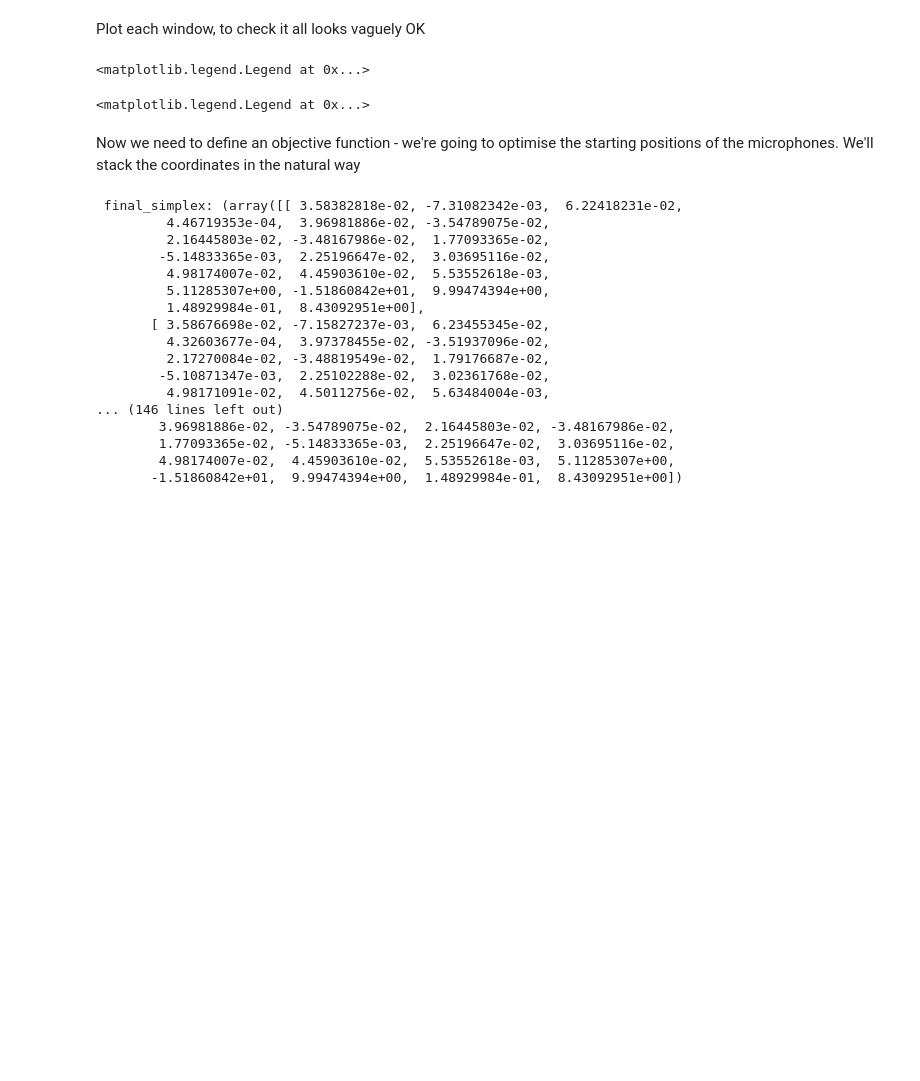
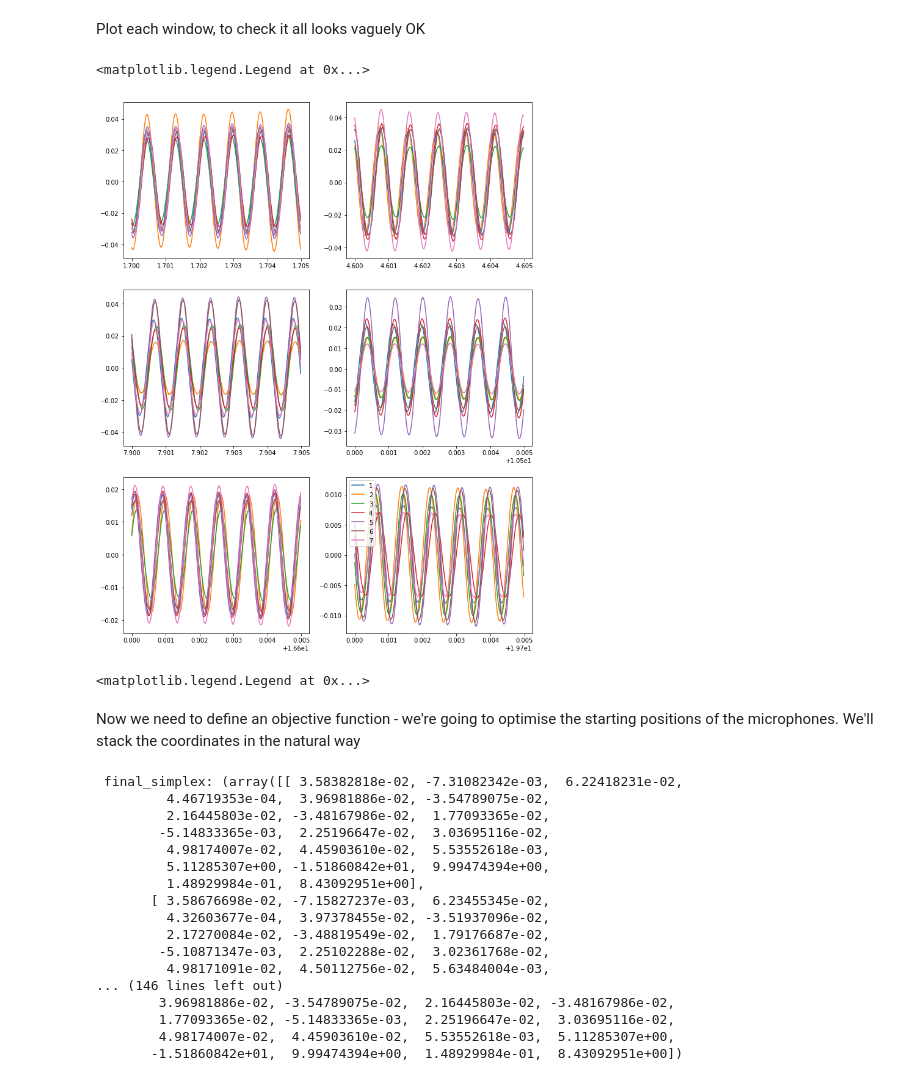
Before and after one commit to rgbrown/birdsong, a Jupyter notebook: UMA8 experiments.ipynb, the cells around one changed output. Cells and saved outputs as stored; diff of their text form; code cells hidden in the pictures; blank space fills up the shorter version.

Commit message:
Notebook that has inline figures

```diff
--- a/UMA8 experiments.ipynb
+++ b/UMA8 experiments.ipynb
@@ -41,18 +41,19 @@ Plot each window, to check it all looks vaguely OK
 # %%
 #t_mark = np.array([6.1, 14.3, 22.8, 31.4, 38.64, 45.74])
 theta_mark = np.array([0, pi/3, 2*pi/3, pi, -2*pi/3, -pi/3])
-fig, ax = plt.subplots(2, 3)
+fig, ax = plt.subplots(3, 2, figsize=(12, 16))
 
 for k in range(len(t_mark)):
     a = ax.flatten()[k]
     y, t = ma.get_window(t_mark[k], 0.005, theta_mark[k])
     for w in y:
         a.plot(t, w)
 
     #y, t = ma.get_window(2, 0.005, 350*pi/180)
 legend([1, 2, 3, 4, 5, 6, 7])
 # %% [output]
 <matplotlib.legend.Legend at 0x...>
+[figure, added]
 # %%
 theta = -30*pi/180
 y, t = ma.get_window(t_mark[5], 0.005, theta)
```
Also changed, not shown: parts of 2 cells of this notebook.
